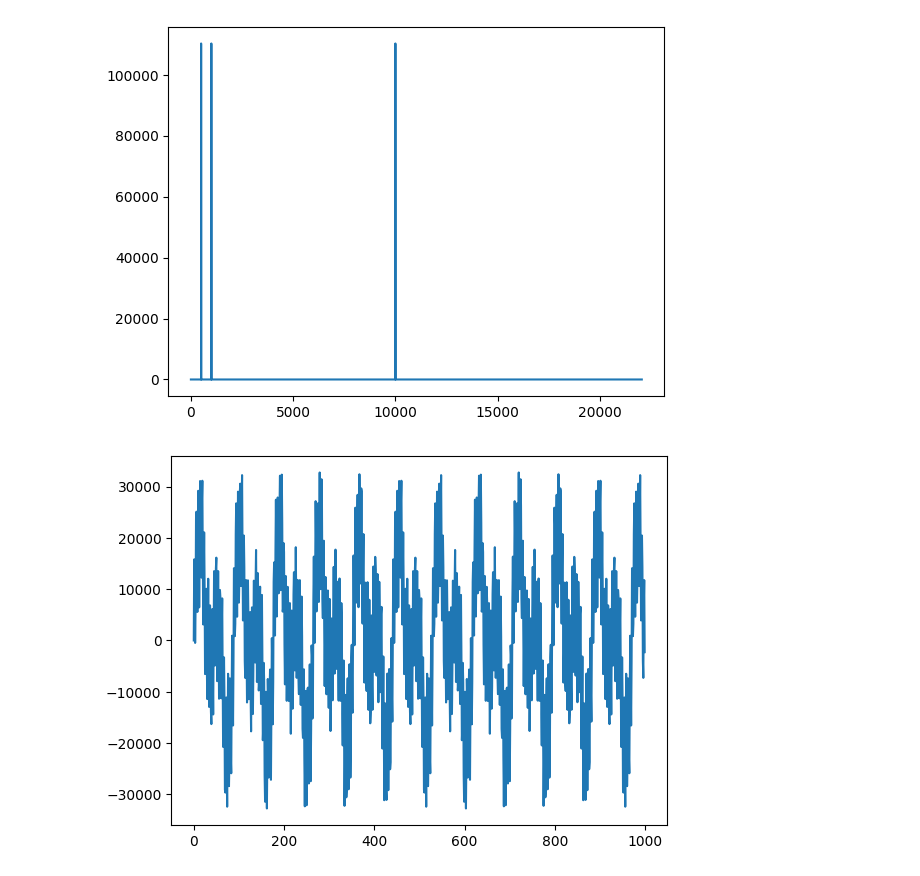
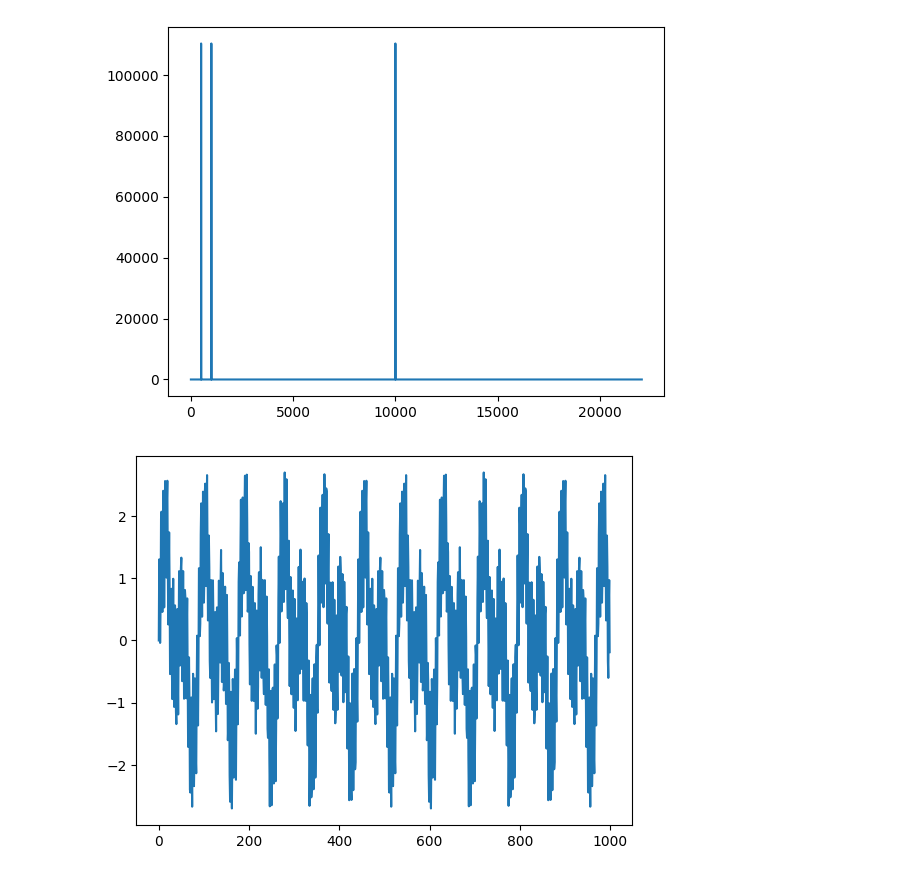
Before and after one commit to goosescout/Physics, a Jupyter notebook: Lecturing tasks/3.ipynb, the cells around one changed output. Saved outputs shown, nothing was run; the diff lists cells and outputs as text; code cells hidden in the pictures.

```diff
--- a/Lecturing tasks/3.ipynb
+++ b/Lecturing tasks/3.ipynb
@@ -109,12 +107,10 @@ plt.show()
 # %%
 _, noise_tone = generate_wave(NOISE_FREQUENCY, RATE, DURATION)
 noise_tone = noise_tone * 0.25
 output_tone = initial_tone + noise_tone
 
-normalized_noise_tone = np.int16((output_tone / output_tone.max()) * 32767)
-
-plt.plot(normalized_noise_tone[:1000])
+plt.plot(output_tone[:1000])
 plt.show()
 # %% [output]
-[figure, old version]
+[figure, new version]
 # %%
```
Also changed, not shown: parts of 7 cells of this notebook.
